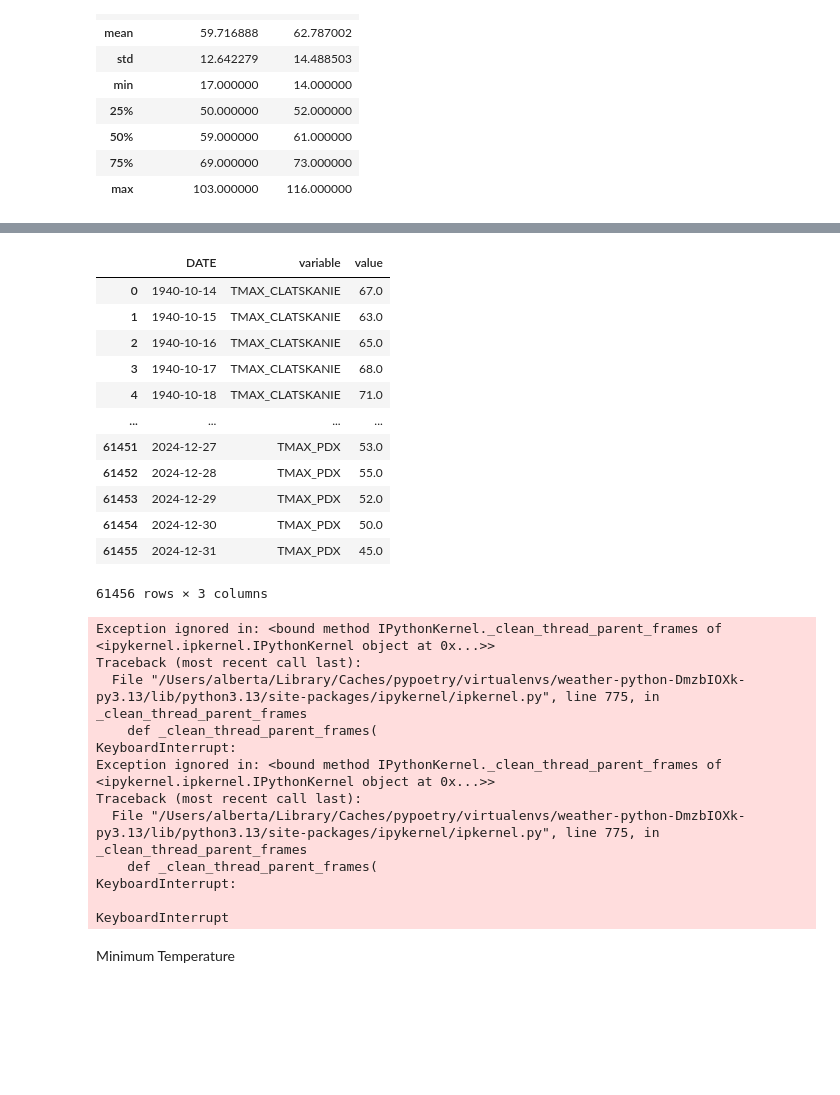
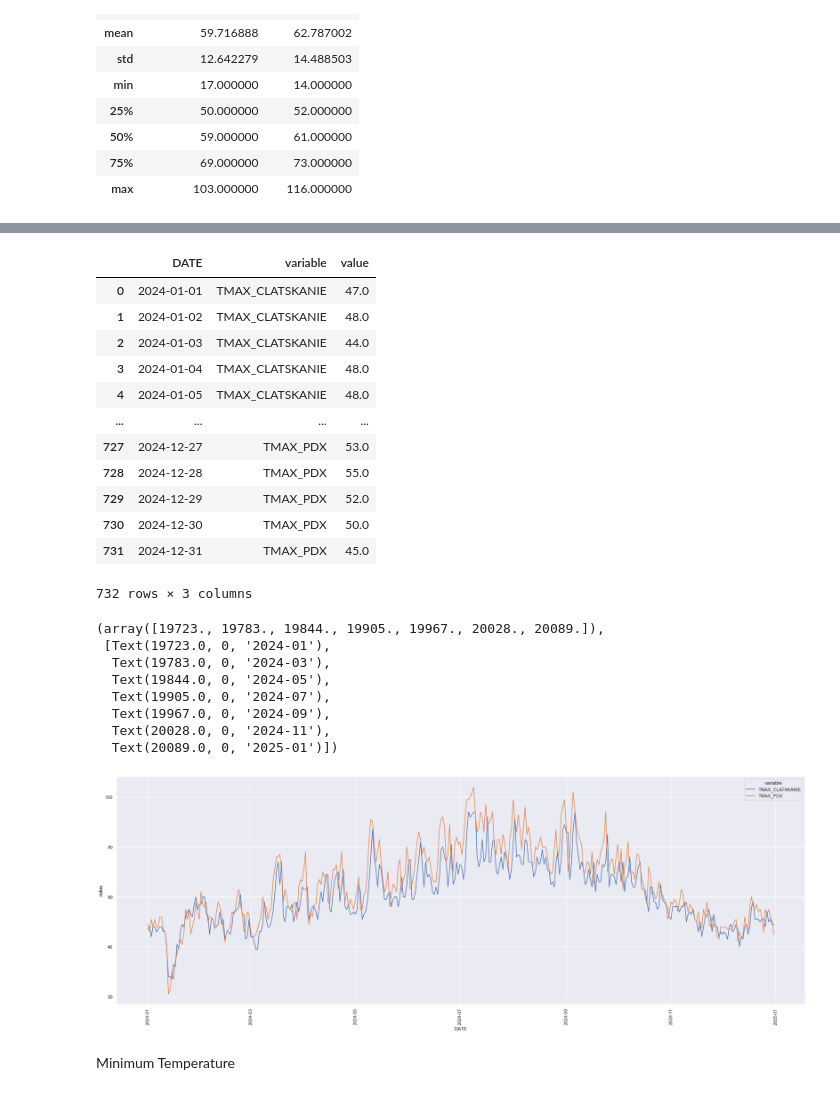
Before and after one commit to wpbSabi/weather_python, a Jupyter notebook: notebooks/compare_temperature.ipynb, the cells around one changed output, grey strips where cells are left out. Saved outputs shown, nothing was run; the diff lists cells and outputs as text; code cells hidden in the pictures; blank space fills up the shorter version.

```diff
--- a/notebooks/compare_temperature.ipynb
+++ b/notebooks/compare_temperature.ipynb
@@ -87,41 +76,46 @@ df[['TMAX_CLATSKANIE', 'TMAX_PDX']].describe()
 # %%
 # Stack the TMAX of the locations; make the wide data long
-x = pd.melt(df,
+x = pd.melt(df[df['year']==2024],
             id_vars='DATE',
             value_vars=['TMAX_CLATSKANIE', 'TMAX_PDX'])
+x['DATE'] = pd.to_datetime(x['DATE'])
 x
 # %% [output]
 |  | DATE | variable | value |
-| 0 | 1940-10-14 | TMAX_CLATSKANIE | 67.0 |
-| 1 | 1940-10-15 | TMAX_CLATSKANIE | 63.0 |
-| 2 | 1940-10-16 | TMAX_CLATSKANIE | 65.0 |
-| 3 | 1940-10-17 | TMAX_CLATSKANIE | 68.0 |
-| 4 | 1940-10-18 | TMAX_CLATSKANIE | 71.0 |
+| 0 | 2024-01-01 | TMAX_CLATSKANIE | 47.0 |
+| 1 | 2024-01-02 | TMAX_CLATSKANIE | 48.0 |
+| 2 | 2024-01-03 | TMAX_CLATSKANIE | 44.0 |
+| 3 | 2024-01-04 | TMAX_CLATSKANIE | 48.0 |
+| 4 | 2024-01-05 | TMAX_CLATSKANIE | 48.0 |
 | ... | ... | ... | ... |
-| 61451 | 2024-12-27 | TMAX_PDX | 53.0 |
-| 61452 | 2024-12-28 | TMAX_PDX | 55.0 |
-| 61453 | 2024-12-29 | TMAX_PDX | 52.0 |
-| 61454 | 2024-12-30 | TMAX_PDX | 50.0 |
-| 61455 | 2024-12-31 | TMAX_PDX | 45.0 |
+| 727 | 2024-12-27 | TMAX_PDX | 53.0 |
+| 728 | 2024-12-28 | TMAX_PDX | 55.0 |
+| 729 | 2024-12-29 | TMAX_PDX | 52.0 |
+| 730 | 2024-12-30 | TMAX_PDX | 50.0 |
+| 731 | 2024-12-31 | TMAX_PDX | 45.0 |
-61456 rows × 3 columns
+732 rows × 3 columns
 # %%
-sns.lineplot(x[x['YEAR']==2024],
-         x='DATE',
-         y='value',
-         hue='variable')
+
+import matplotlib.pyplot as plt
+import matplotlib.dates as mdates
+p = sns.set(rc = {'figure.figsize':(30, 10)}) # longer but not taller (x, y)
+p = sns.lineplot(x,
+             x='DATE',
+             y='value',
+             hue='variable')
+
+plt.gca().xaxis.set_major_formatter(mdates.DateFormatter('%Y-%m'))
+plt.xticks(rotation=90)
 # %% [output]
-Exception ignored in: <bound method IPythonKernel._clean_thread_parent_frames of <ipykernel.ipkernel.IPythonKernel object at 0x...>>
-Traceback (most recent call last):
-  File "/Users/alberta/Library/Caches/pypoetry/virtualenvs/weather-python-DmzbIOXk-py3.13/lib/python3.13/site-packages/ipykernel/ipkernel.py", line 775, in _clean_thread_parent_frames
-    def _clean_thread_parent_frames(
-KeyboardInterrupt:
-Exception ignored in: <bound method IPythonKernel._clean_thread_parent_frames of <ipykernel.ipkernel.IPythonKernel object at 0x...>>
-Traceback (most recent call last):
-  File "/Users/alberta/Library/Caches/pypoetry/virtualenvs/weather-python-DmzbIOXk-py3.13/lib/python3.13/site-packages/ipykernel/ipkernel.py", line 775, in _clean_thread_parent_frames
-    def _clean_thread_parent_frames(
-KeyboardInterrupt:
-
-KeyboardInterrupt
+(array([19723., 19783., 19844., 19905., 19967., 20028., 20089.]),
+ [Text(19723.0, 0, '2024-01'),
+  Text(19783.0, 0, '2024-03'),
+  Text(19844.0, 0, '2024-05'),
+  Text(19905.0, 0, '2024-07'),
+  Text(19967.0, 0, '2024-09'),
+  Text(20028.0, 0, '2024-11'),
+  Text(20089.0, 0, '2025-01')])
+[figure, added]
 # %% [markdown]
 Minimum Temperature
 # %%
```
Also changed, not shown: parts of 4 cells of this notebook.
